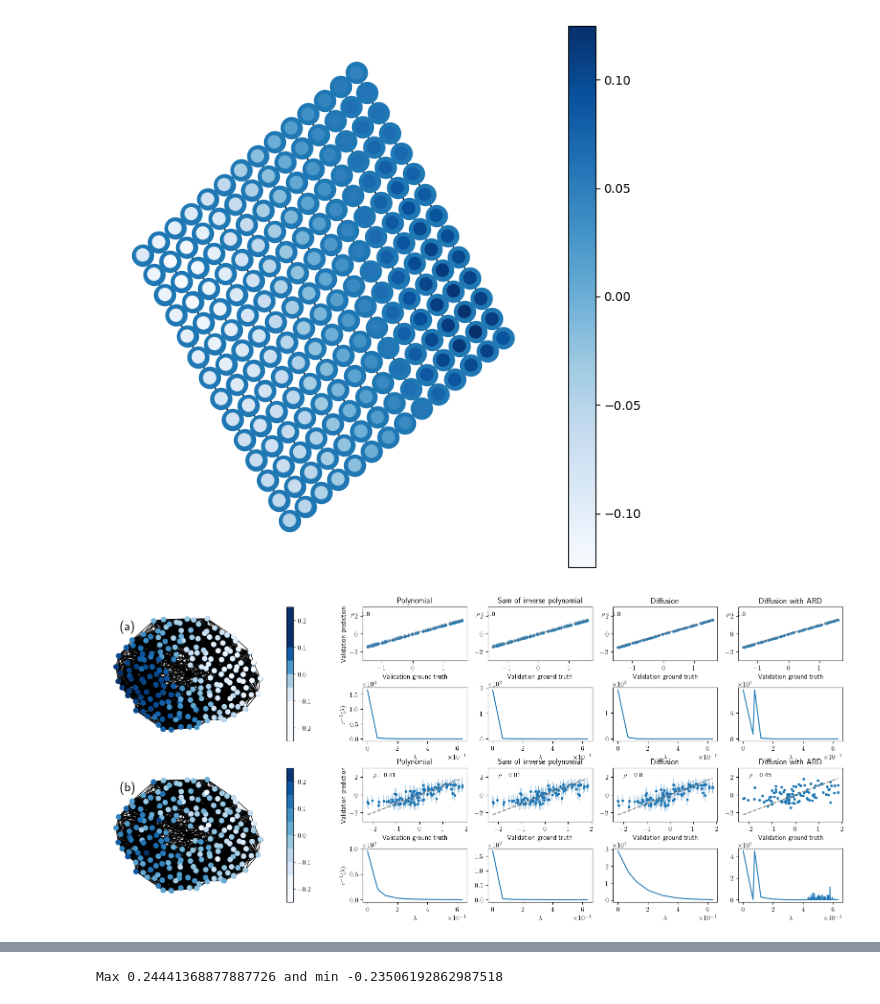
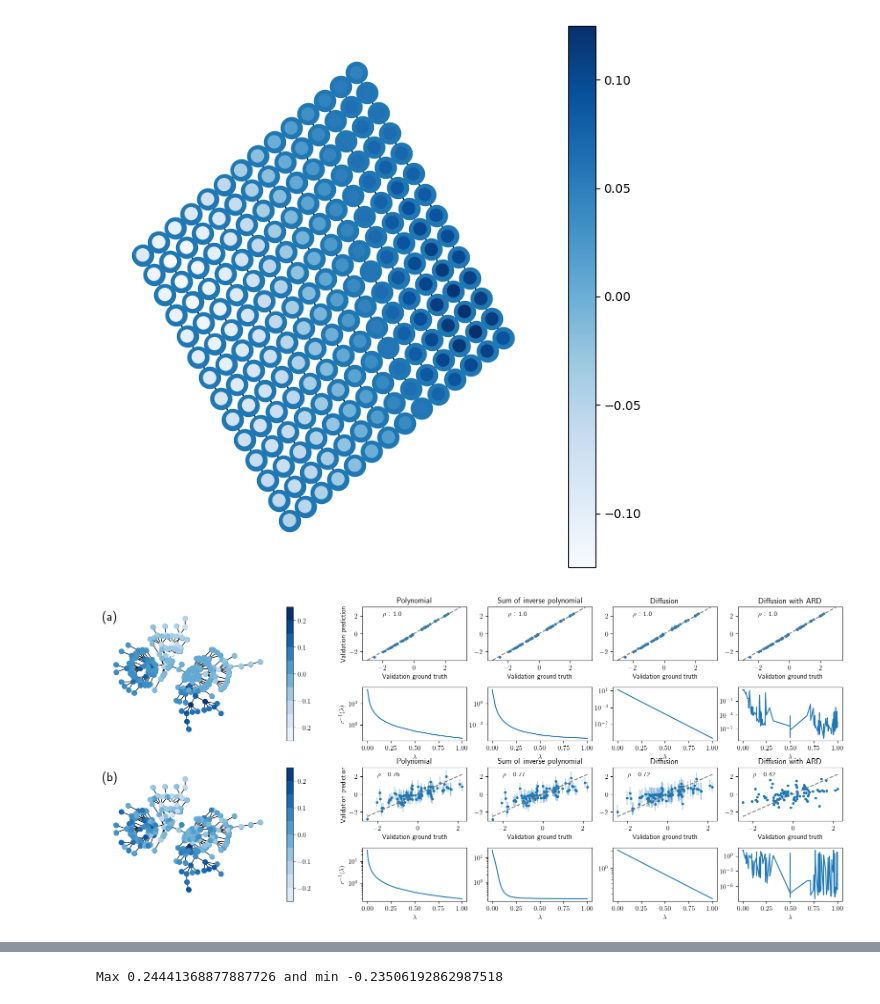
Before and after one commit to xingchenwan/bo-on-graph, a Jupyter notebook: notebooks/synthetic_experiment.ipynb, the cells around one changed output, grey strips where cells are left out. Drawn from its saved outputs; the diff is of its cells as text; code cells hidden in the pictures.

Commit message:
Plot ablations

```diff
--- a/notebooks/synthetic_experiment.ipynb
+++ b/notebooks/synthetic_experiment.ipynb
@@ -127,7 +127,8 @@ def plot_validation(ax_kernel, model, X_test, Y_test, title = "Polynomial"):
 
 def plot_rinverse(ax_kernel, model):
     ax_kernel.plot(model.covar_module.base_kernel.eigenvalues.detach(), torch.diag(model.covar_module.base_kernel.get_dist()).detach())
-    ax_kernel.ticklabel_format(style='sci', scilimits=(-1,1))
+    #ax_kernel.ticklabel_format(style='sci', scilimits=(-1,1))
+    ax_kernel.set_yscale('log')
 # %%
 ### Define graph
 def output_graph(graph_type, n=200):
@@ -139,7 +140,7 @@ def output_graph(graph_type, n=200):
         problem_kwargs={
             "log": False,
             "random_graph_type": graph_type,
-            "m": 2,
+            "m": 1,
             "k": 30,
             "p": 0.1,
             "n": n,
@@ -240,7 +241,7 @@ plt.show()
 # %%
 import matplotlib
 plt.rcParams['text.usetex'] = True
-base_problem, base_model, base_mll, based_cached_eigenbasis, pos = output_graph("ws", n=200)
+base_problem, base_model, base_mll, based_cached_eigenbasis, pos = output_graph("ba", n=200)
 fig = plt.figure(figsize=(20, 8), layout='constrained')
 grid = plt.GridSpec(2, 3, hspace=0., wspace=0.2)
 
@@ -326,32 +327,32 @@ plot_rinverse(kernel22r_ax, model2)
 kernel22r_ax.set_xlabel(r'$\lambda$')
 plot_validation(kernel23v_ax, model3, X_test, Y_test, title="Diffusion")
 plot_rinverse(kernel23r_ax, model3)
 kernel23r_ax.set_xlabel(r'$\lambda$')
 plot_validation(kernel24v_ax, model4, X_test, Y_test, title="Diffusion with ARD")
 plot_rinverse(kernel24r_ax, model4)
 kernel24r_ax.set_xlabel(r'$\lambda$')
 
 fig.add_subplot(signal1_ax)
 fig.add_subplot(signal2_ax)
 
 fig.add_subplot(kernel11v_ax)
 fig.add_subplot(kernel12v_ax)
 fig.add_subplot(kernel13v_ax)
 fig.add_subplot(kernel14v_ax)
 fig.add_subplot(kernel11r_ax)
 fig.add_subplot(kernel12r_ax)
 fig.add_subplot(kernel13r_ax)
 fig.add_subplot(kernel14r_ax)
 
 
 fig.add_subplot(kernel21v_ax)
 fig.add_subplot(kernel22v_ax)
 fig.add_subplot(kernel23v_ax)
 fig.add_subplot(kernel24v_ax)
 fig.add_subplot(kernel21r_ax)
 fig.add_subplot(kernel22r_ax)
 fig.add_subplot(kernel23r_ax)
 fig.add_subplot(kernel24r_ax)
-plt.savefig("synthetic_WSnoise.pdf", bbox_inches='tight')
+plt.savefig("synthetic_BAnoiselog1.pdf", bbox_inches='tight')
 # %% [output]
-[figure, old version]
+[figure, new version]
```
Also changed, not shown: parts of 4 cells of this notebook, 4 other files.
